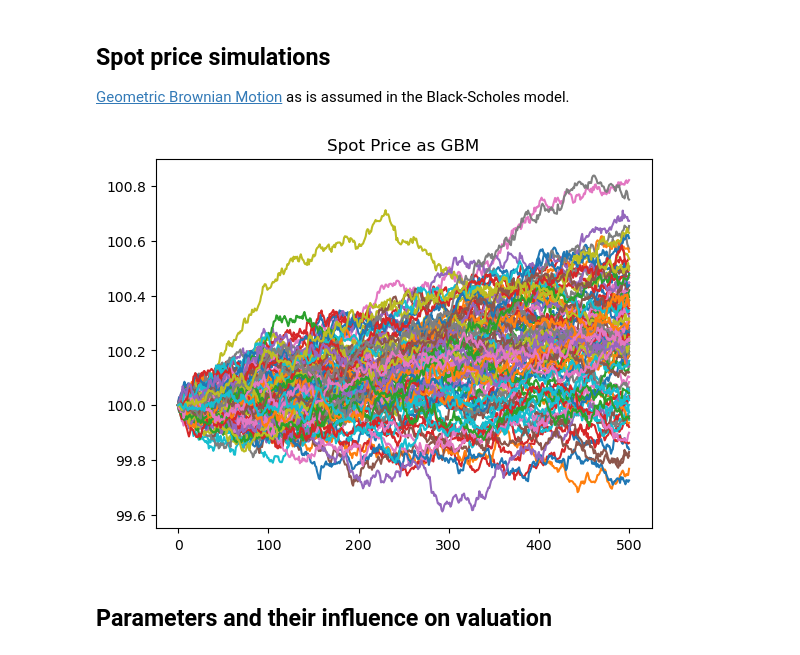
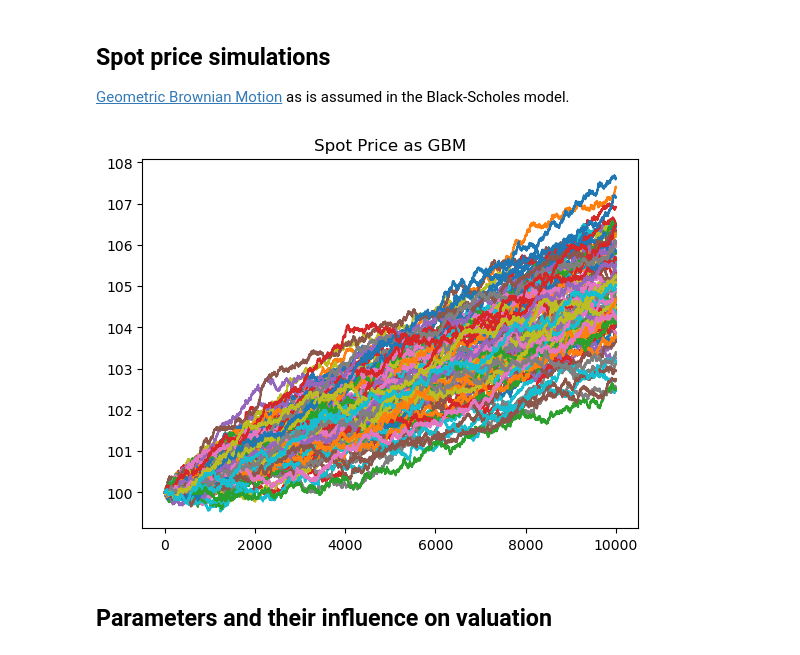
Before and after one commit to recurze/OptionPricing, a Jupyter notebook: visualization.ipynb, the cells around one changed output. Drawn from its saved outputs; the diff is of its cells as text; code cells hidden in the pictures.

Commit message:
[visualization] Update notebook to use updated signatures and classes

```diff
--- a/visualization.ipynb
+++ b/visualization.ipynb
@@ -5,28 +5,28 @@
 # %%
 import matplotlib.pyplot as plt
 import numpy as np
 
-from gbm import GeometricBrownianMotion
+from gbm import simulate1d
 
 num_paths = 100
+steps = np.arange(0, 1, 0.0001)
 plt.plot(
     np.array(
         [
-            GeometricBrownianMotion.simulate(
+            simulate1d(
                 init=100,
                 mu=0.05,
                 sigma=0.01,
-                dt=0.0001,
-                num_steps=500
+                steps=steps
             )
             for _ in range(num_paths)
         ]
     ).T
 )
 plt.title('Spot Price as GBM')
 plt.show()
 # %% [output]
-[figure, old version]
+[figure, new version]
 # %% [markdown]
 ## Parameters and their influence on valuation
 # %% [markdown]
```
Also changed, not shown: parts of 22 cells of this notebook.
